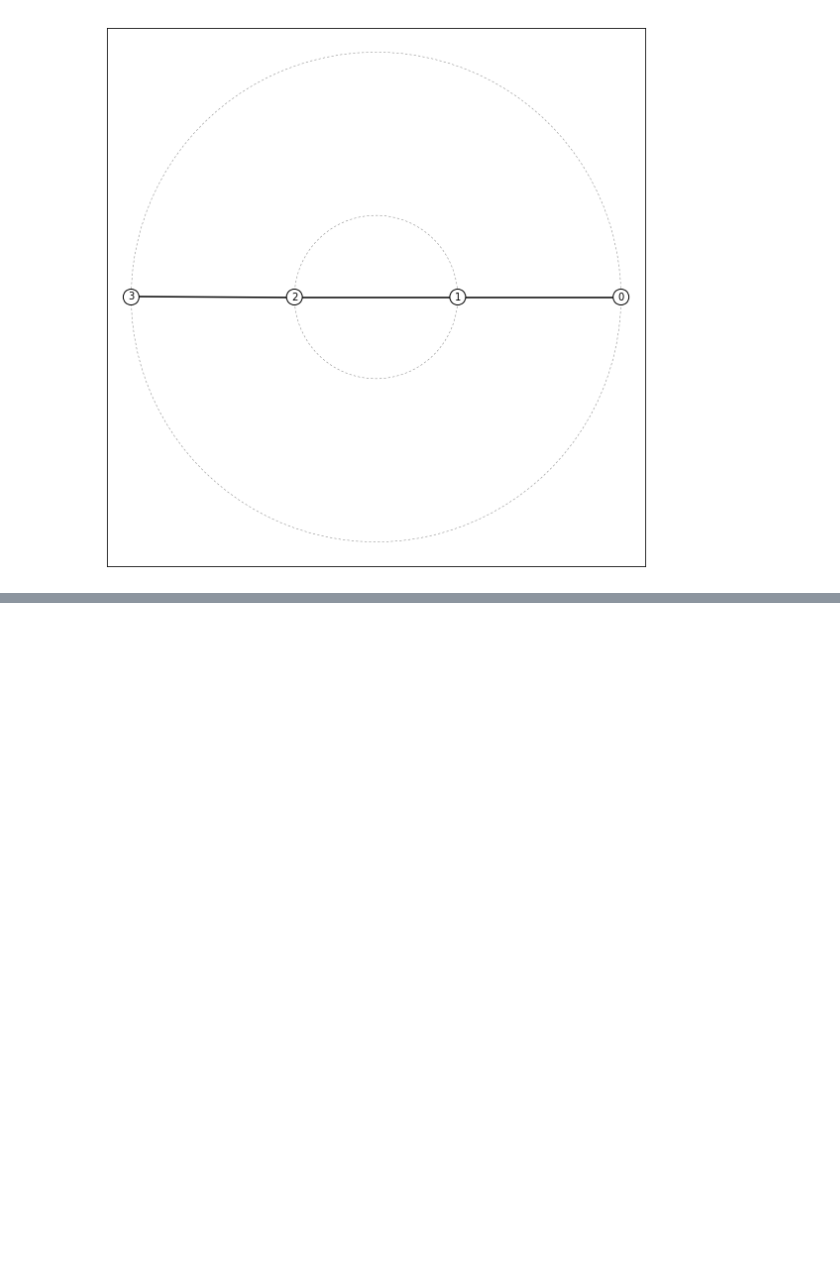
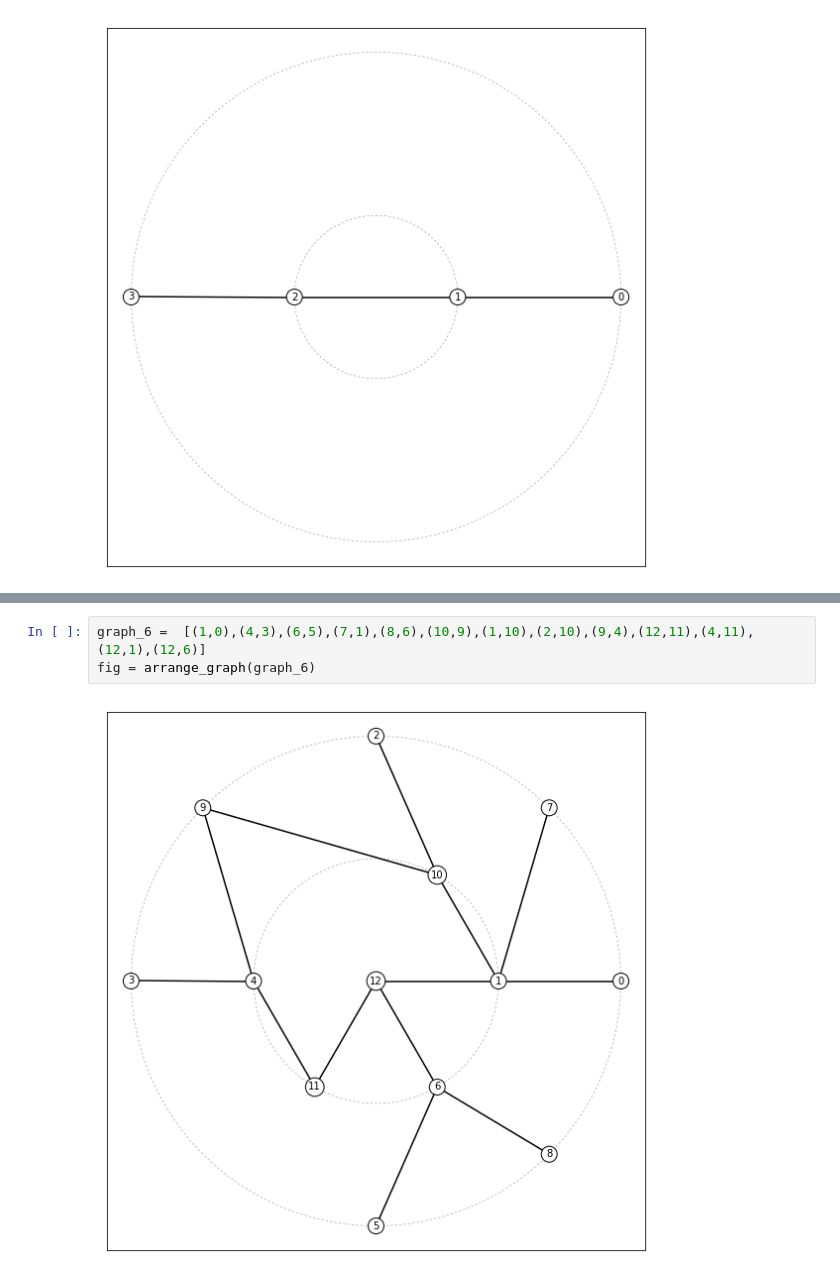
Before and after one commit to peter-cudmore/Graph-Layout-Algorithms, a Jupyter notebook: Layout R and D.ipynb, the cells around one changed output, grey strips where cells are left out. Saved outputs shown, nothing was run; the diff lists cells and outputs as text; blank space fills up the shorter version.

```diff
--- a/Layout R and D.ipynb
+++ b/Layout R and D.ipynb
@@ -163,0 +165,5 @@ fig = arrange_graph(graph_5)
+# %%
+graph_6 =  [(1,0),(4,3),(6,5),(7,1),(8,6),(10,9),(1,10),(2,10),(9,4),(12,11),(4,11),(12,1),(12,6)]
+fig = arrange_graph(graph_6)
+# %% [output]
+[figure, added]
```
Also changed, not shown: parts of 5 cells of this notebook.
